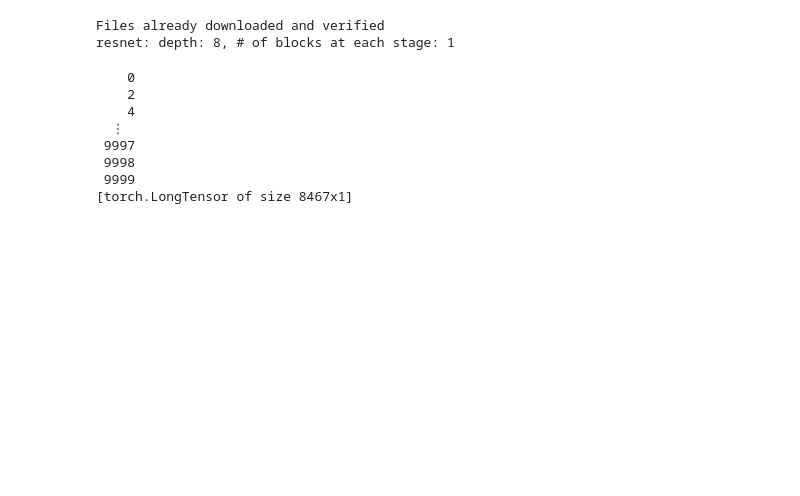
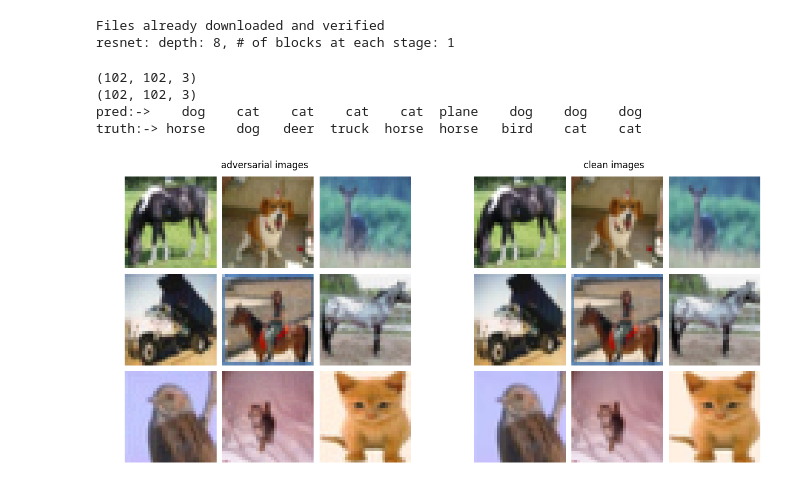
Before and after one commit to leiwu0308/adversarial.example, a Jupyter notebook: toy_model/cifar10_analysis.ipynb, the cells around one changed output. Drawn from its saved outputs; the diff is of its cells as text; code cells hidden in the pictures; blank space fills up the shorter version.

```diff
--- a/toy_model/cifar10_analysis.ipynb
+++ b/toy_model/cifar10_analysis.ipynb
@@ -23,9 +23,9 @@ import attacks
 batch_size=200
 model_path = '../pretrains/store/resnet8-cifar10-87.25.pkl'
 model_arch = 'resnet8'
-B    = 5.0/255
+B    = 2.0/255
 step = 1
-eps  = 5.0/255
+eps  = 2.0/255
 
 train_set = dsets.CIFAR10(root='/home/leiwu/data/cifar10/',train=True,transform=trans.ToTensor(),download=True)
 test_set  = dsets.CIFAR10(root='/home/leiwu/data/cifar10/',train=False,transform=trans.ToTensor(),download=False)
@@ -46,7 +46,9 @@ def show(img,nrow=8):
     img = tv.utils.make_grid(img,nrow=nrow)
     npimg = img.numpy()
     npimg = np.transpose(npimg,(1,2,0))
+    print(npimg.shape)
     plt.imshow(npimg,interpolation='nearest')
+    plt.axis('off')
 
 def batch_attack(model,ct,lr,eps,niter=1):
     adv_img = torch.zeros(10000,3,32,32)
@@ -57,6 +59,9 @@ def batch_attack(model,ct,lr,eps,niter=1):
         adv_x = attacks.gsm(model,ct,x.cuda(),y.cuda(),lr=lr,eps=eps,niter=niter)
         adv_img[i*batch_size:(i+1)*batch_size] = adv_x
     return adv_img
+
+classes = ('plane', 'car', 'bird', 'cat',
+           'deer', 'dog', 'frog', 'horse', 'ship', 'truck')
 # %% [output]
 Files already downloaded and verified
 resnet: depth: 8, # of blocks at each stage: 1
@@ -64,6 +69,6 @@ resnet: depth: 8, # of blocks at each stage: 1
 adv_x = batch_attack(model,ct,lr=B,eps=eps,niter=step)
 adv_pred = utils.predictor(model,adv_x.cuda())
 clean_pred = utils.predictor(model,teX.cuda())
-correct  = adv_pred.eq(clean_pred).squeeze()
+correct  = adv_pred.eq(clean_pred)
 wrong    = torch.ones(10000).byte()-correct
 wrong_idx = wrong.nonzero()
@@ -73,11 +75,19 @@ adv_pred_wrong = adv_pred.index_select()
-# %%
-wrong.squeeze().nonzero()
-# %% [output]
-    0
-    2
-    4
-  ⋮
- 9997
- 9998
- 9999
-[torch.LongTensor of size 8467x1]
+# %%
+wrong_idx = wrong.nonzero().squeeze()
+adv_x_wrong    = adv_x.index_select(0,wrong_idx)
+clean_x_wrong  = teX.index_select(0,wrong_idx)
+adv_pred_wrong = adv_pred.index_select(0,wrong_idx)
+clean_pred_wrong = clean_pred.index_select(0,wrong_idx)
+s,d = 2000,9
+plt.figure(figsize=(15,30))
+plt.subplot(1,2,1);   show(adv_x_wrong[s:d+s],nrow=3);   plt.title('adversarial images')
+plt.subplot(1,2,2);   show(clean_x_wrong[s:d+s],nrow=3); plt.title('clean images')
+
+print('pred:->  ' +  '  '.join('%5s'%(classes[j]) for j in adv_pred_wrong[s:d+s]))
+print('truth:-> ' +  '  '.join('%5s'%(classes[j]) for j in clean_pred_wrong[s:d+s]))
+# %% [output]
+(102, 102, 3)
+(102, 102, 3)
+pred:->    dog    cat    cat    cat    cat  plane    dog    dog    dog
+truth:-> horse    dog   deer  truck  horse  horse   bird    cat    cat
+[figure, added]
```
Also changed, not shown: parts of 1 cell of this notebook, 5 other files.
